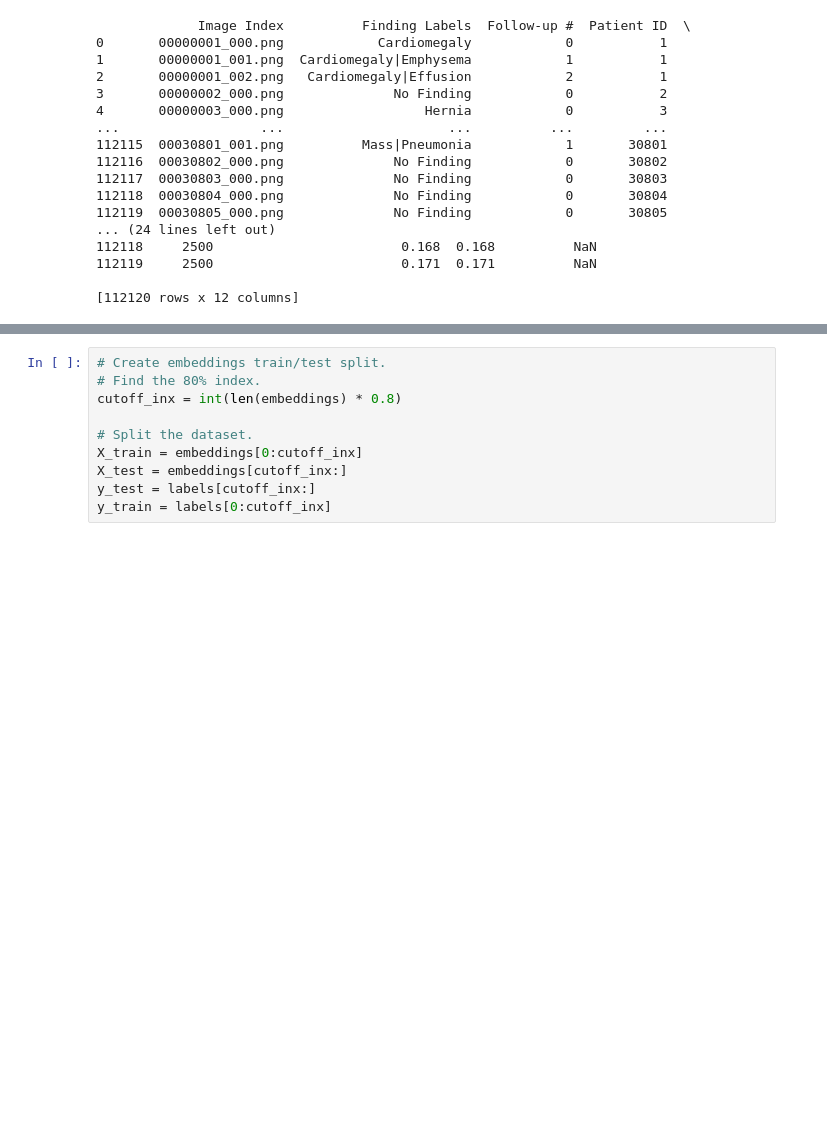
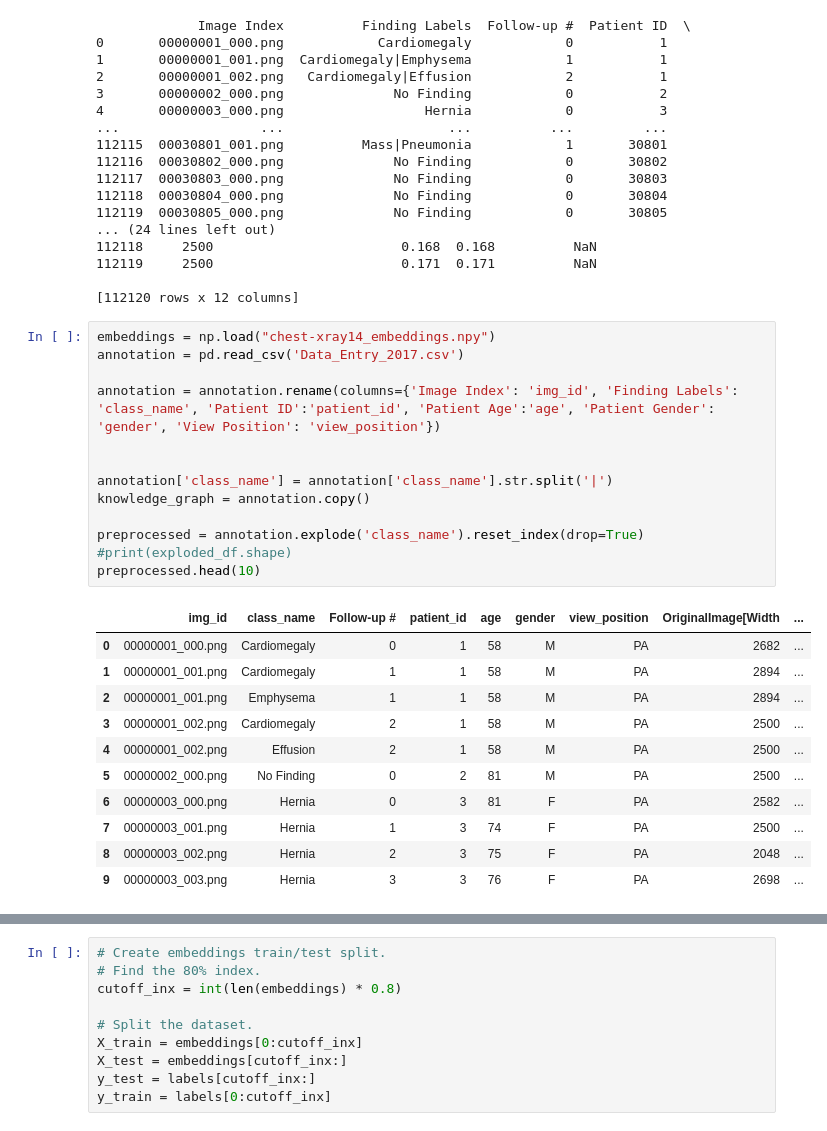
Before and after one commit to katztyler01/LungClass, a Jupyter notebook: log_reg.ipynb, the cells around one changed output, grey strips where cells are left out. Drawn from its saved outputs; the diff is of its cells as text; blank space fills up the shorter version.

Commit message:
added log reg and init split code

```diff
--- a/log_reg.ipynb
+++ b/log_reg.ipynb
@@ -35,6 +35,31 @@ print(annotation)
 112119     2500                        0.171  0.171          NaN
 
 [112120 rows x 12 columns]
+# %%
+embeddings = np.load("chest-xray14_embeddings.npy")
+annotation = pd.read_csv('Data_Entry_2017.csv')
+
+annotation = annotation.rename(columns={'Image Index': 'img_id', 'Finding Labels': 'class_name', 'Patient ID':'patient_id', 'Patient Age':'age', 'Patient Gender': 'gender', 'View Position': 'view_position'})
+
+
+annotation['class_name'] = annotation['class_name'].str.split('|')
+knowledge_graph = annotation.copy()
+
+preprocessed = annotation.explode('class_name').reset_index(drop=True)
+#print(exploded_df.shape)
+preprocessed.head(10)
+# %% [output]
+|  | img_id | class_name | Follow-up # | patient_id | age | gender | view_position | OriginalImage[Width | ... |
+| 0 | 00000001_000.png | Cardiomegaly | 0 | 1 | 58 | M | PA | 2682 | ... |
+| 1 | 00000001_001.png | Cardiomegaly | 1 | 1 | 58 | M | PA | 2894 | ... |
+| 2 | 00000001_001.png | Emphysema | 1 | 1 | 58 | M | PA | 2894 | ... |
+| 3 | 00000001_002.png | Cardiomegaly | 2 | 1 | 58 | M | PA | 2500 | ... |
+| 4 | 00000001_002.png | Effusion | 2 | 1 | 58 | M | PA | 2500 | ... |
+| 5 | 00000002_000.png | No Finding | 0 | 2 | 81 | M | PA | 2500 | ... |
+| 6 | 00000003_000.png | Hernia | 0 | 3 | 81 | F | PA | 2582 | ... |
+| 7 | 00000003_001.png | Hernia | 1 | 3 | 74 | F | PA | 2500 | ... |
+| 8 | 00000003_002.png | Hernia | 2 | 3 | 75 | F | PA | 2048 | ... |
+| 9 | 00000003_003.png | Hernia | 3 | 3 | 76 | F | PA | 2698 | ... |
 # %%
 
 file_path = "selected_png_list.txt"
```
Also changed, not shown: parts of 14 cells of this notebook, 1 other file.
